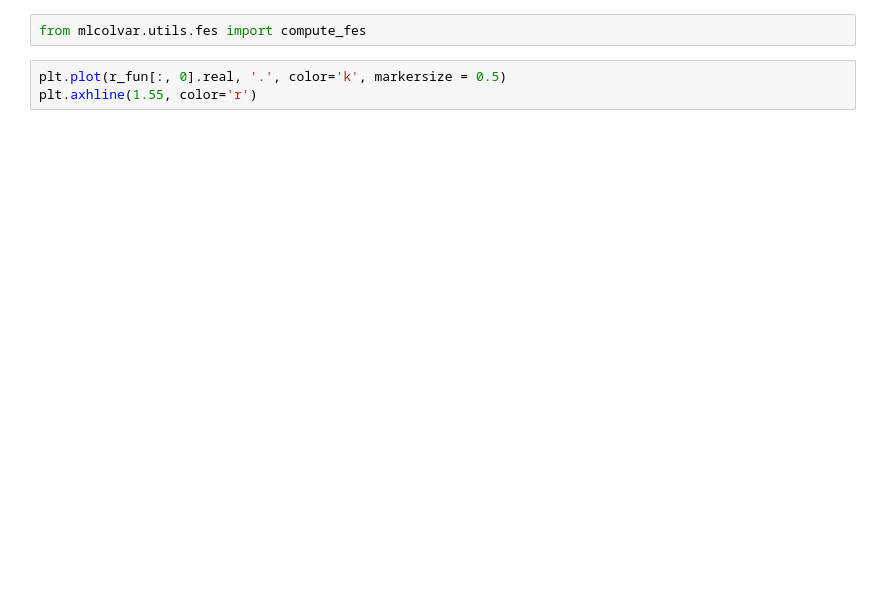
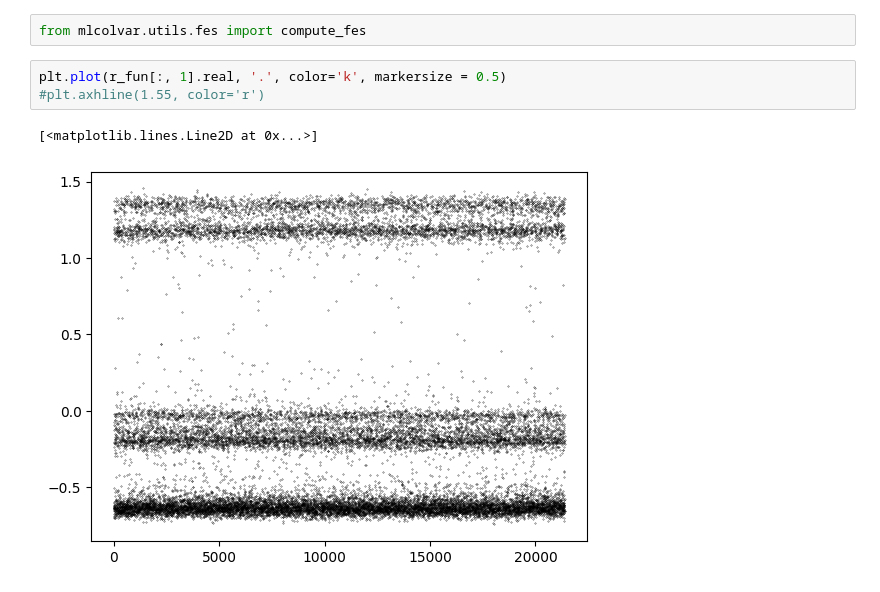
Before and after one commit to pietronvll/encoderops, a Jupyter notebook: scratch.ipynb, the cells around one changed output. Drawn from its saved outputs; the diff is of its cells as text; blank space fills up the shorter version.

```diff
--- a/scratch.ipynb
+++ b/scratch.ipynb
@@ -170,6 +141,9 @@ r_fun = results['p52qnu9d']['r_fun']
 # %%
 from mlcolvar.utils.fes import compute_fes
 # %%
-plt.plot(r_fun[:, 0].real, '.', color='k', markersize = 0.5)
-plt.axhline(1.55, color='r')
+plt.plot(r_fun[:, 1].real, '.', color='k', markersize = 0.5)
+#plt.axhline(1.55, color='r')
+# %% [output]
+[<matplotlib.lines.Line2D at 0x...>]
+[figure, added]
 # %%
```
Also changed, not shown: parts of 22 cells of this notebook, 1 other file.
